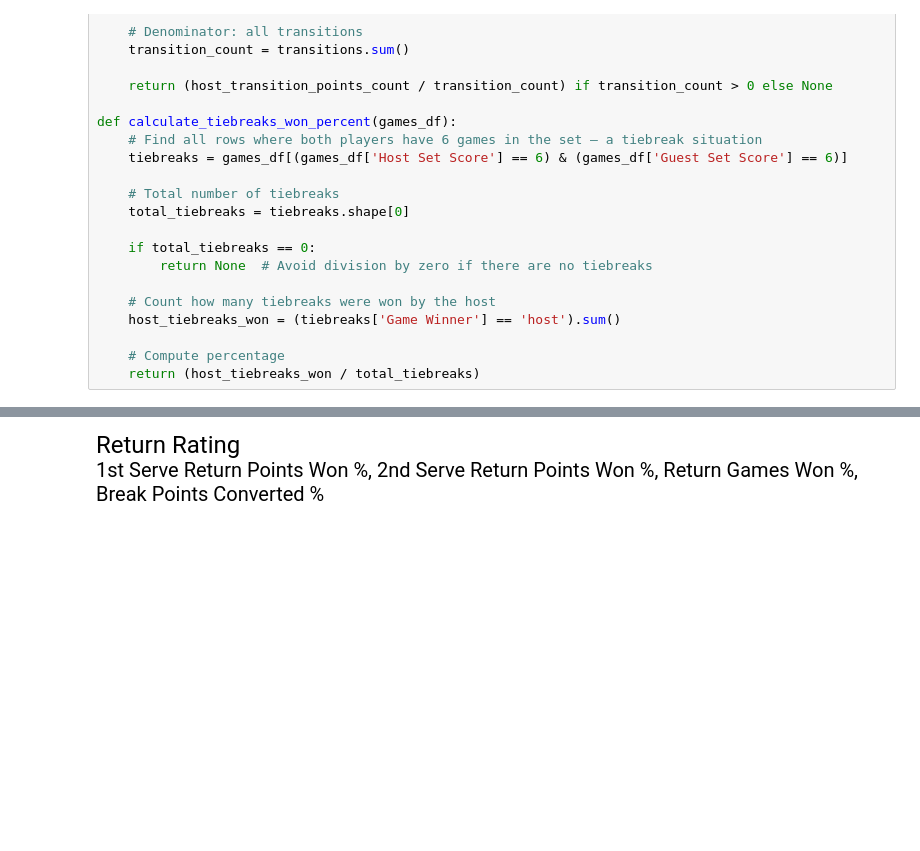
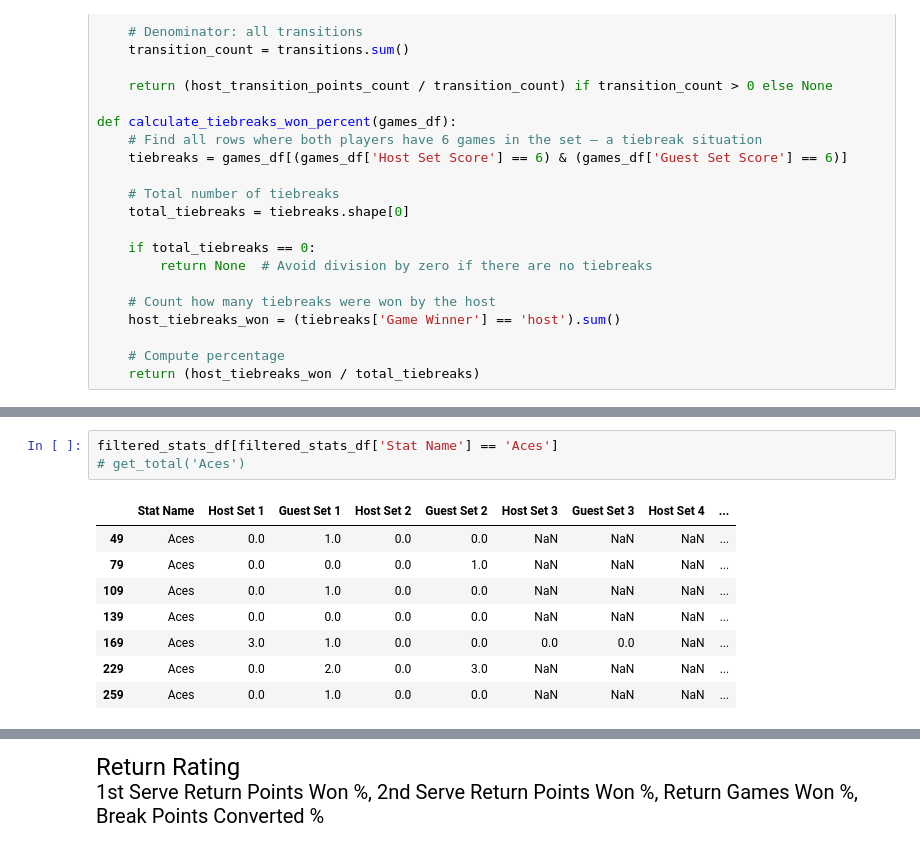
Before and after one commit to cjgimena/consulting-spring2025, a Jupyter notebook: season_report/summary_page/Shot_Ratings.ipynb, the cells around one changed output, grey strips where cells are left out. Saved outputs shown, nothing was run; the diff lists cells and outputs as text; blank space fills up the shorter version.

```diff
--- a/season_report/summary_page/Shot_Ratings.ipynb
+++ b/season_report/summary_page/Shot_Ratings.ipynb
@@ -131,0 +157,12 @@ def calculate_tiebreaks_won_percent(games_df):
+# %%
+filtered_stats_df[filtered_stats_df['Stat Name'] == 'Aces']
+# get_total('Aces')
+# %% [output]
+|  | Stat Name | Host Set 1 | Guest Set 1 | Host Set 2 | Guest Set 2 | Host Set 3 | Guest Set 3 | Host Set 4 | ... |
+| 49 | Aces | 0.0 | 1.0 | 0.0 | 0.0 | NaN | NaN | NaN | ... |
+| 79 | Aces | 0.0 | 0.0 | 0.0 | 1.0 | NaN | NaN | NaN | ... |
+| 109 | Aces | 0.0 | 1.0 | 0.0 | 0.0 | NaN | NaN | NaN | ... |
+| 139 | Aces | 0.0 | 0.0 | 0.0 | 0.0 | NaN | NaN | NaN | ... |
+| 169 | Aces | 3.0 | 1.0 | 0.0 | 0.0 | 0.0 | 0.0 | NaN | ... |
+| 229 | Aces | 0.0 | 2.0 | 0.0 | 3.0 | NaN | NaN | NaN | ... |
+| 259 | Aces | 0.0 | 1.0 | 0.0 | 0.0 | NaN | NaN | NaN | ... |
```
Also changed, not shown: parts of 27 cells of this notebook, 12 other files.
